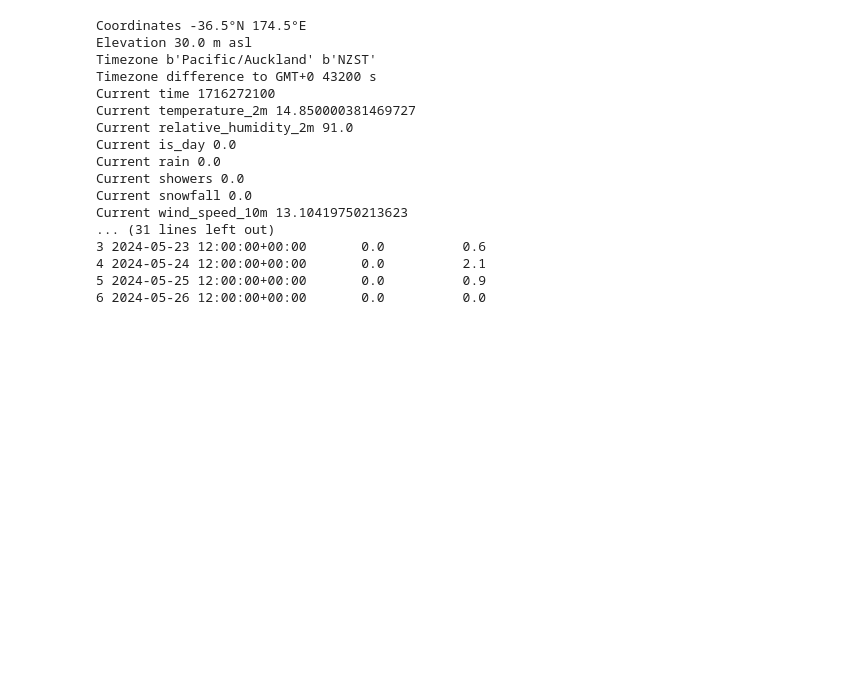
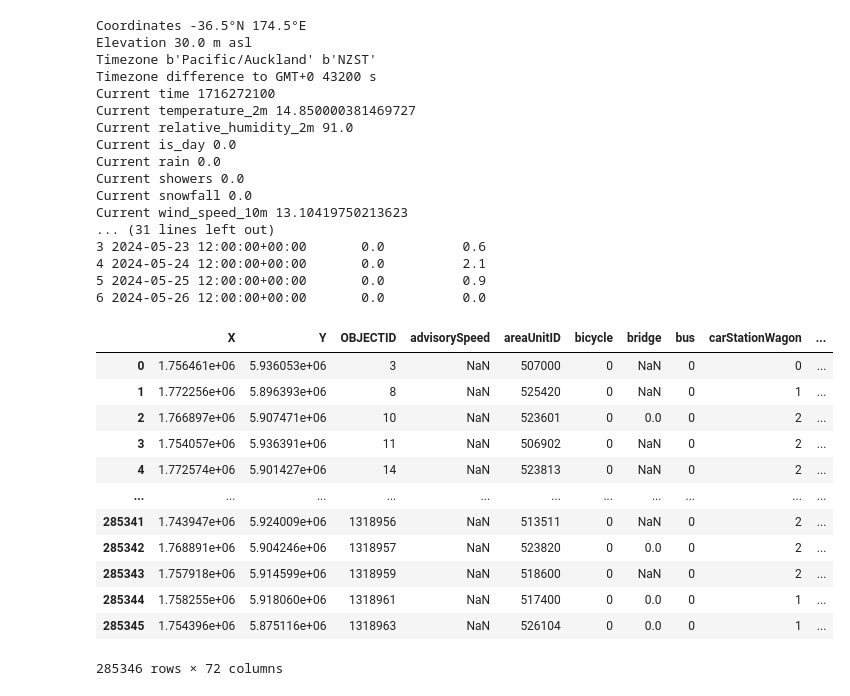
Before and after one commit to annirwin/Auckland_Crash_Model, a Jupyter notebook: Weather.ipynb, the cells around one changed output. Cells and saved outputs as stored; diff of their text form; code cells hidden in the pictures; blank space fills up the shorter version.

```diff
--- a/Weather.ipynb
+++ b/Weather.ipynb
@@ -235,3 +238,21 @@ Current wind_speed_10m 13.10419750213623
 4 2024-05-24 12:00:00+00:00       0.0          2.1
 5 2024-05-25 12:00:00+00:00       0.0          0.9
 6 2024-05-26 12:00:00+00:00       0.0          0.0
+# %%
+cas_df = pd.read_csv('Crash_Analysis_System_(CAS)_data.csv')
+# %%
+cas_df
+# %% [output]
+|  | X | Y | OBJECTID | advisorySpeed | areaUnitID | bicycle | bridge | bus | carStationWagon | ... |
+| 0 | 1.756461e+06 | 5.936053e+06 | 3 | NaN | 507000 | 0 | NaN | 0 | 0 | ... |
+| 1 | 1.772256e+06 | 5.896393e+06 | 8 | NaN | 525420 | 0 | NaN | 0 | 1 | ... |
+| 2 | 1.766897e+06 | 5.907471e+06 | 10 | NaN | 523601 | 0 | 0.0 | 0 | 2 | ... |
+| 3 | 1.754057e+06 | 5.936391e+06 | 11 | NaN | 506902 | 0 | NaN | 0 | 2 | ... |
+| 4 | 1.772574e+06 | 5.901427e+06 | 14 | NaN | 523813 | 0 | NaN | 0 | 2 | ... |
+| ... | ... | ... | ... | ... | ... | ... | ... | ... | ... | ... |
+| 285341 | 1.743947e+06 | 5.924009e+06 | 1318956 | NaN | 513511 | 0 | NaN | 0 | 2 | ... |
+| 285342 | 1.768891e+06 | 5.904246e+06 | 1318957 | NaN | 523820 | 0 | 0.0 | 0 | 2 | ... |
+| 285343 | 1.757918e+06 | 5.914599e+06 | 1318959 | NaN | 518600 | 0 | NaN | 0 | 2 | ... |
+| 285344 | 1.758255e+06 | 5.918060e+06 | 1318961 | NaN | 517400 | 0 | 0.0 | 0 | 1 | ... |
+| 285345 | 1.754396e+06 | 5.875116e+06 | 1318963 | NaN | 526104 | 0 | 0.0 | 0 | 1 | ... |
+285346 rows × 72 columns
```
Also changed, not shown: parts of 5 cells of this notebook.
